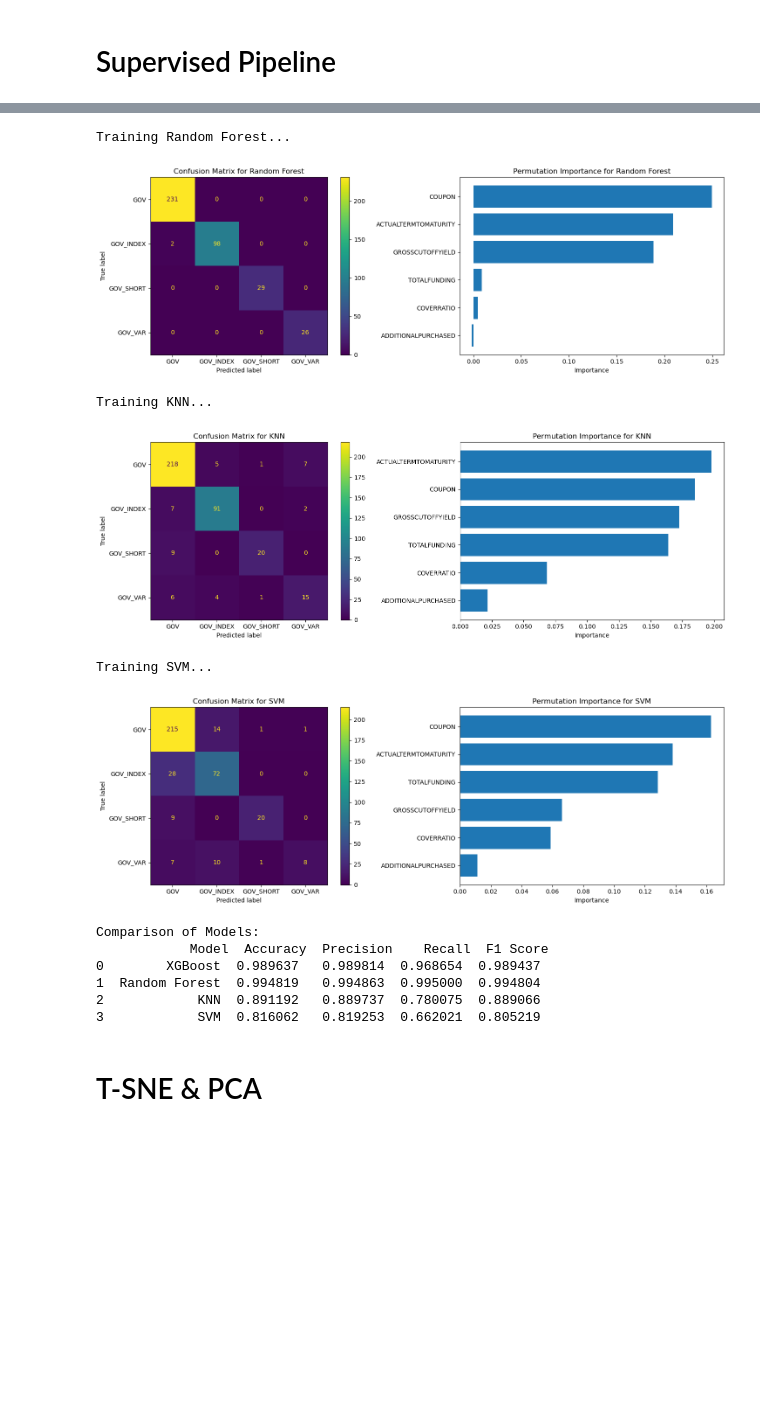
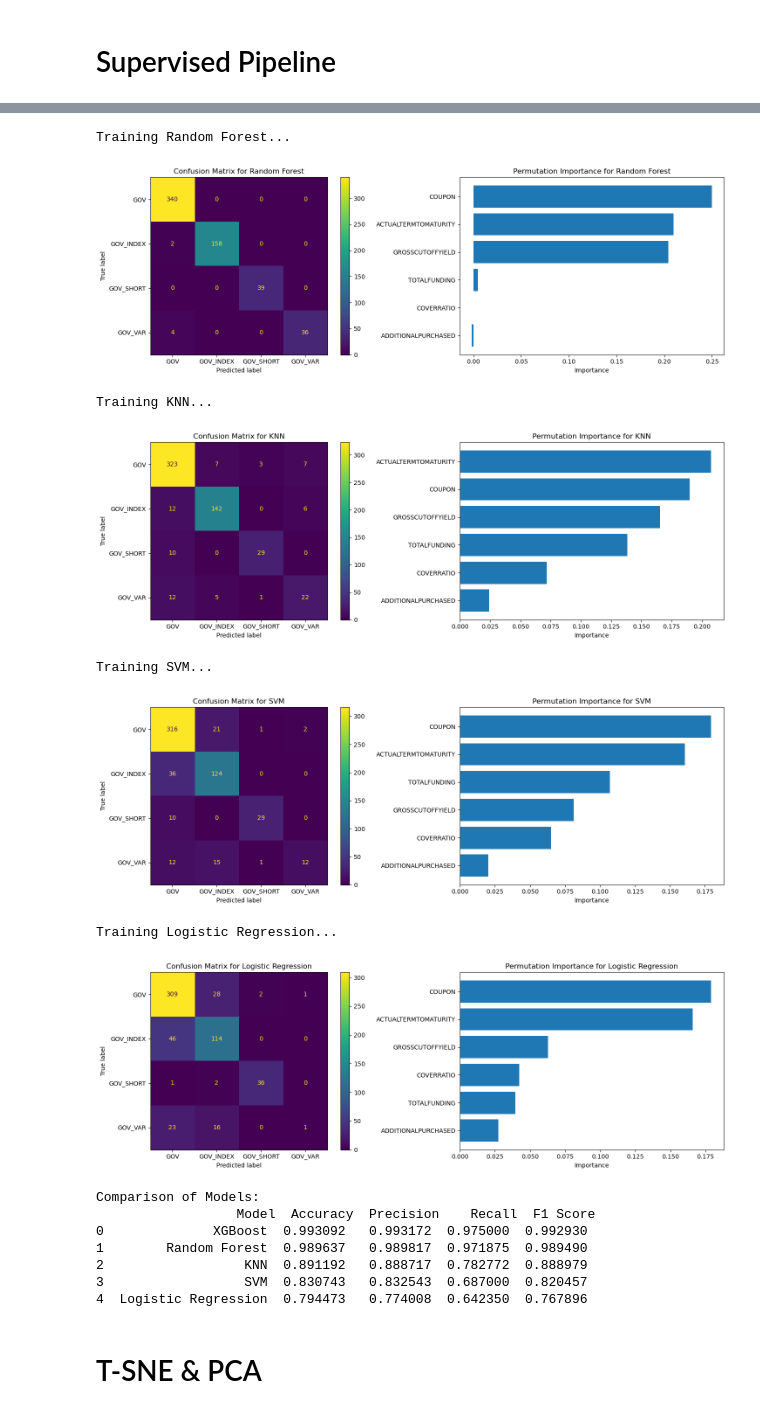
Before and after one commit to DorNatan/data-mining-project-2025, a Jupyter notebook: Data Mining Supervised & Unsupervised 2025.ipynb, the cells around one changed output, grey strips where cells are left out. Saved outputs shown, nothing was run; the diff lists cells and outputs as text; code cells hidden in the pictures; blank space fills up the shorter version.

Commit message:
Added another type of classification model

```diff
--- a/Data Mining Supervised & Unsupervised 2025.ipynb
+++ b/Data Mining Supervised & Unsupervised 2025.ipynb
@@ -13,6 +13,7 @@ from sklearn.inspection import permutation_importance
 from sklearn.ensemble import RandomForestClassifier
 from sklearn.neighbors import KNeighborsClassifier
 from xgboost import XGBClassifier
+from sklearn.linear_model import LogisticRegression
 from sklearn import svm
 from statsmodels.stats.outliers_influence import variance_inflation_factor
 
@@ -73,11 +74,12 @@ models = {
     'XGBoost': XGBClassifier(objective="multi:softprob", use_label_encoder=False, eval_metric='mlogloss', random_state=42),
     'Random Forest': RandomForestClassifier(random_state=42),
     'KNN': KNeighborsClassifier(),
-    'SVM': svm.SVC(kernel='rbf', probability=True)
+    'SVM': svm.SVC(kernel='rbf', probability=True),
+    'Logistic Regression': LogisticRegression(max_iter=1000, random_state=42)
 }
 
 # Split the data
-X_train, X_test, y_train, y_test = train_test_split(X, y, test_size=0.2, random_state=42)
+X_train, X_test, y_train, y_test = train_test_split(X, y, test_size=0.3, random_state=42)
 
 # Store results
 results = []
@@ -157,15 +159,18 @@ Training XGBoost...
 Training Random Forest...
-[figure, old version]
+[figure, new version]
 Training KNN...
-[figure, old version]
+[figure, new version]
 Training SVM...
-[figure, old version]
+[figure, new version]
-Comparison of Models:
-            Model  Accuracy  Precision    Recall  F1 Score
-0        XGBoost  0.989637   0.989814  0.968654  0.989437
-1  Random Forest  0.994819   0.994863  0.995000  0.994804
-2            KNN  0.891192   0.889737  0.780075  0.889066
-3            SVM  0.816062   0.819253  0.662021  0.805219
+Training Logistic Regression...
+[figure, added]
+Comparison of Models:
+                  Model  Accuracy  Precision    Recall  F1 Score
+0              XGBoost  0.993092   0.993172  0.975000  0.992930
+1        Random Forest  0.989637   0.989817  0.971875  0.989490
+2                  KNN  0.891192   0.888717  0.782772  0.888979
+3                  SVM  0.830743   0.832543  0.687000  0.820457
+4  Logistic Regression  0.794473   0.774008  0.642350  0.767896
 # %% [markdown]
 # T-SNE & PCA
 # %%
```
Also changed, not shown: parts of 3 cells of this notebook.
